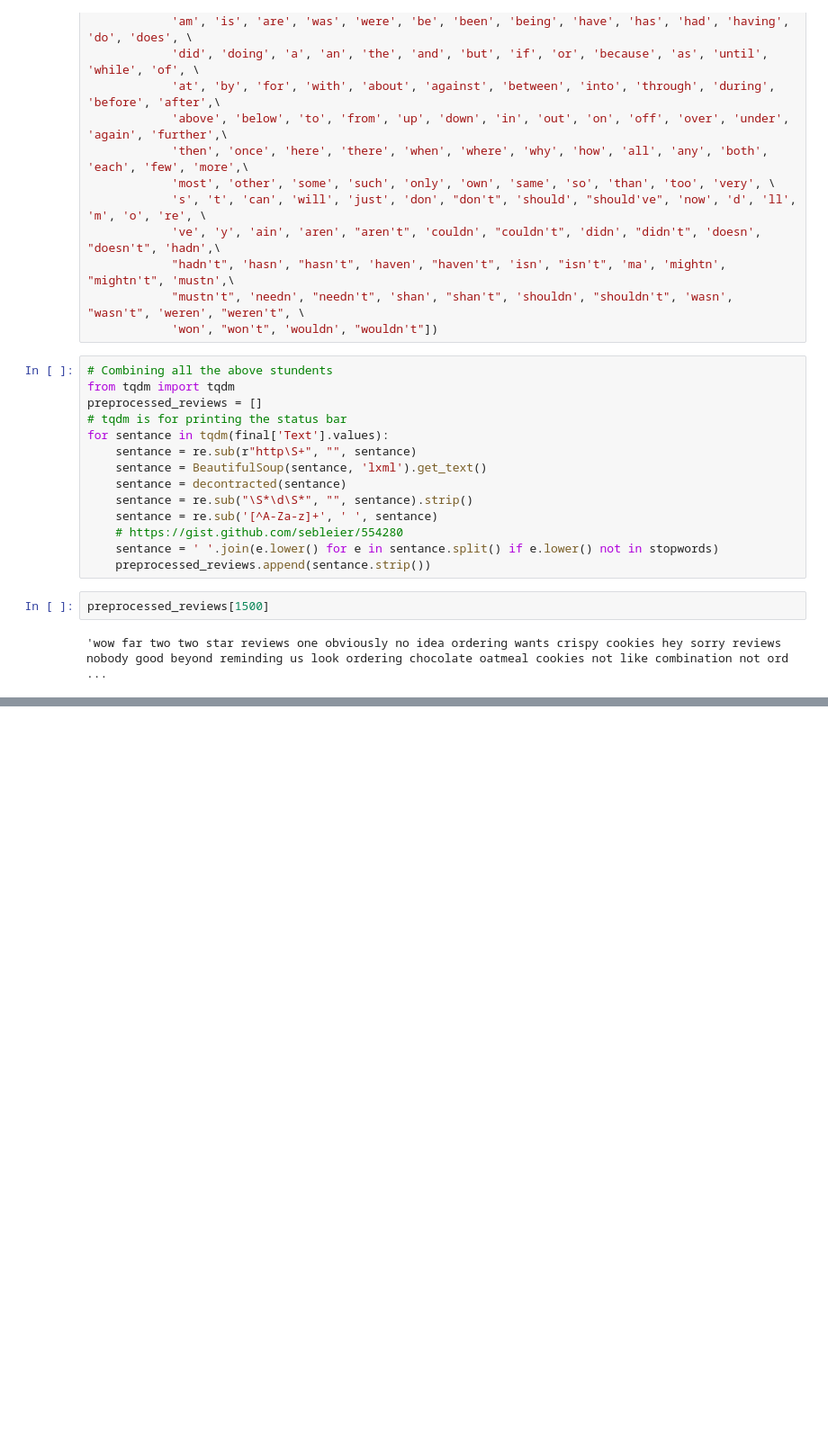
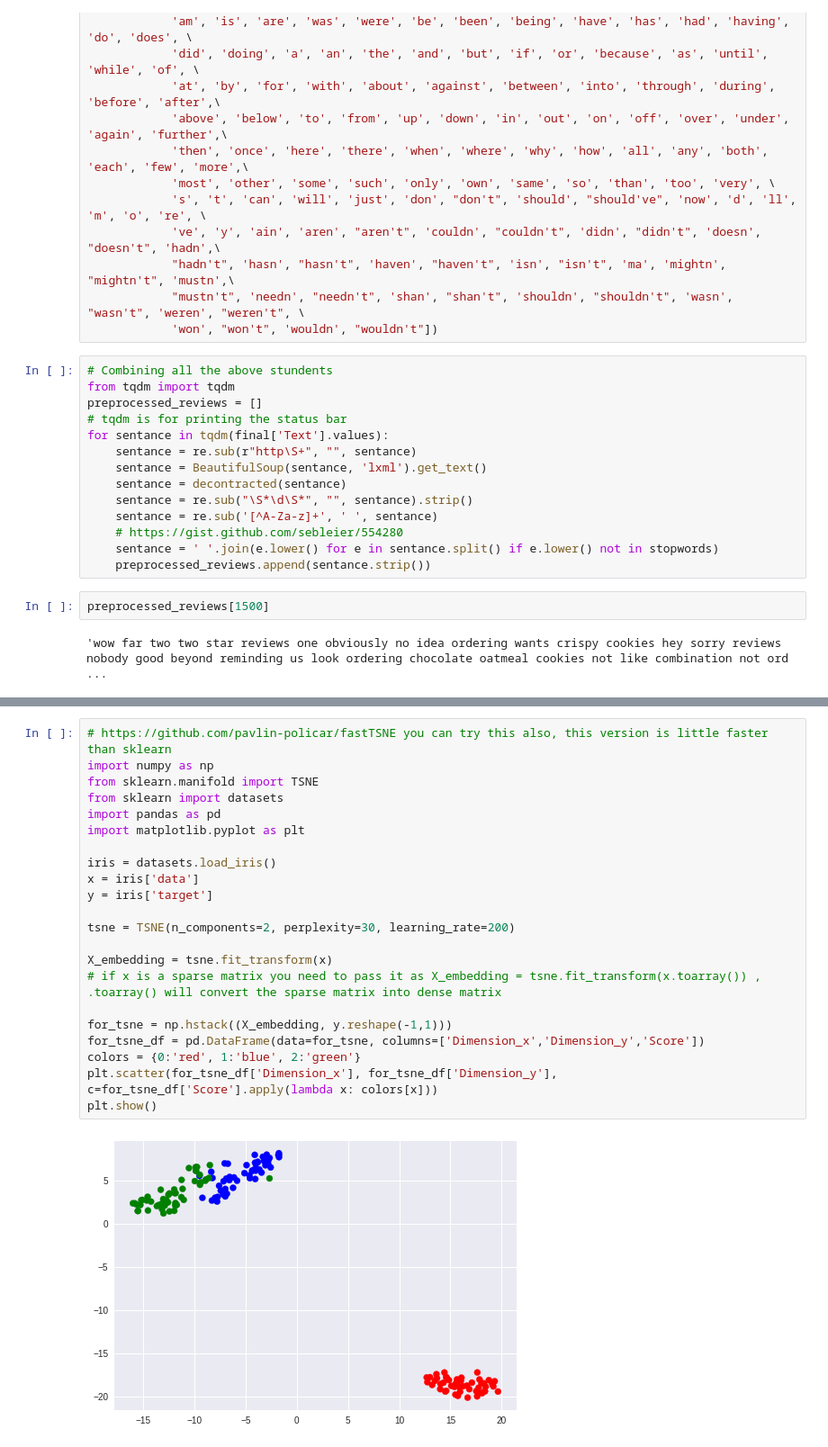
Before and after one commit to elhaidi/Amazon-Fine-Food-Review, a Jupyter notebook: Amazon_Food_Review.ipynb, the cells around one changed output, grey strips where cells are left out. Shown at 90% size. Drawn from its saved outputs; the diff is of its cells as text; blank space fills up the shorter version.

Commit message:
adding TSNE

```diff
--- a/Amazon_Food_Review.ipynb
+++ b/Amazon_Food_Review.ipynb
@@ -368,0 +551,24 @@ preprocessed_reviews[1500]
+# %%
+# https://github.com/pavlin-policar/fastTSNE you can try this also, this version is little faster than sklearn
+import numpy as np
+from sklearn.manifold import TSNE
+from sklearn import datasets
+import pandas as pd
+import matplotlib.pyplot as plt
+
+iris = datasets.load_iris()
+x = iris['data']
+y = iris['target']
+
+tsne = TSNE(n_components=2, perplexity=30, learning_rate=200)
+
+X_embedding = tsne.fit_transform(x)
+# if x is a sparse matrix you need to pass it as X_embedding = tsne.fit_transform(x.toarray()) , .toarray() will convert the sparse matrix into dense matrix
+
+for_tsne = np.hstack((X_embedding, y.reshape(-1,1)))
+for_tsne_df = pd.DataFrame(data=for_tsne, columns=['Dimension_x','Dimension_y','Score'])
+colors = {0:'red', 1:'blue', 2:'green'}
+plt.scatter(for_tsne_df['Dimension_x'], for_tsne_df['Dimension_y'], c=for_tsne_df['Score'].apply(lambda x: colors[x]))
+plt.show()
+# %% [output]
+[figure, added]
```
Also changed, not shown: parts of 20 cells of this notebook, 1 other file.
